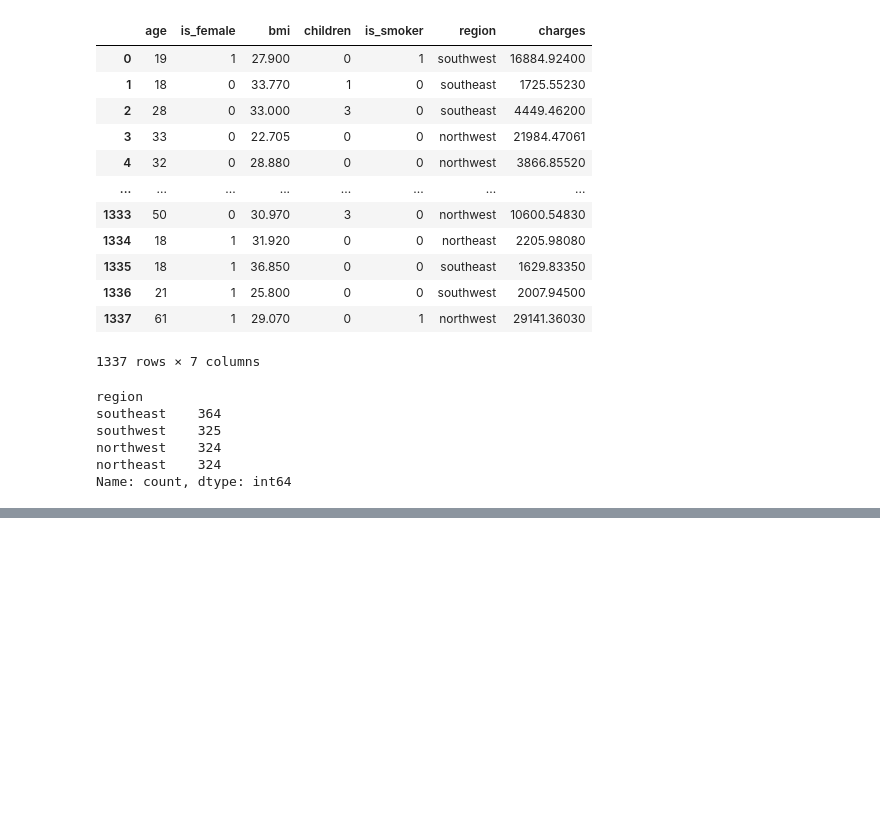
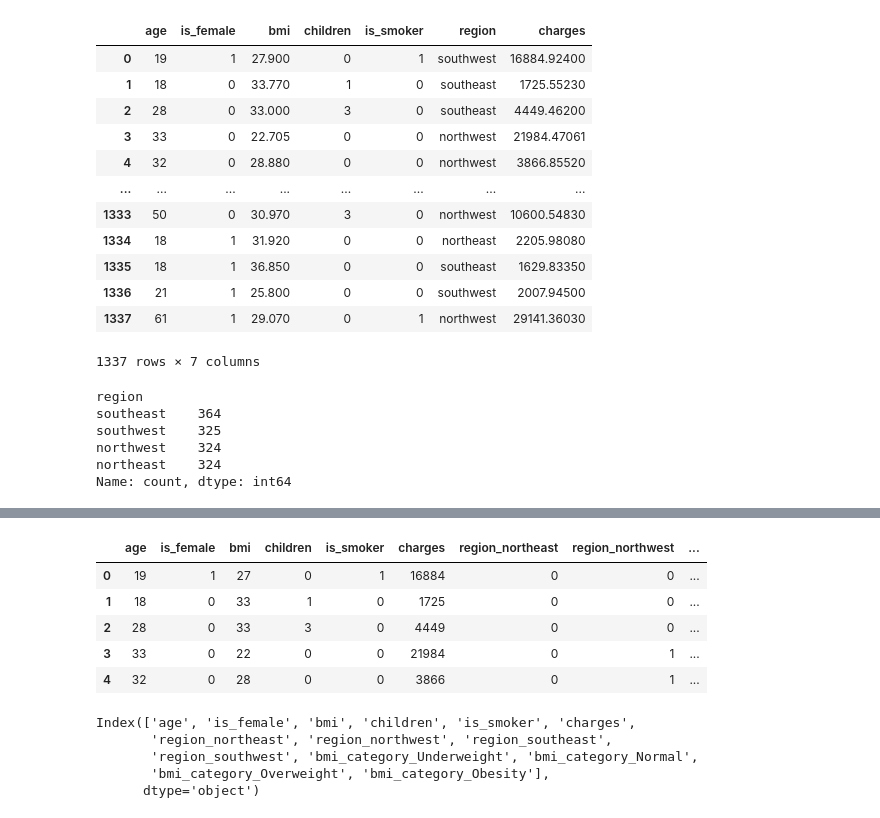
Before and after one commit to AvinashMarkad/Machine-Learning, a Jupyter notebook: Part I Supervised Learning/Insurance.ipynb, the cells around one changed output, grey strips where cells are left out. Cells and saved outputs as stored; diff of their text form; code cells hidden in the pictures; blank space fills up the shorter version.

```diff
--- a/Part I Supervised Learning/Insurance.ipynb
+++ b/Part I Supervised Learning/Insurance.ipynb
@@ -292,0 +319,19 @@ df_cleaned
+# %%
+df_cleaned = pd.get_dummies(df_cleaned, columns=['bmi_category'], drop_first=False)
+df_cleaned = df_cleaned.astype(int)
+df_cleaned.head()
+# %% [output]
+|  | age | is_female | bmi | children | is_smoker | charges | region_northeast | region_northwest | ... |
+| 0 | 19 | 1 | 27 | 0 | 1 | 16884 | 0 | 0 | ... |
+| 1 | 18 | 0 | 33 | 1 | 0 | 1725 | 0 | 0 | ... |
+| 2 | 28 | 0 | 33 | 3 | 0 | 4449 | 0 | 0 | ... |
+| 3 | 33 | 0 | 22 | 0 | 0 | 21984 | 0 | 1 | ... |
+| 4 | 32 | 0 | 28 | 0 | 0 | 3866 | 0 | 1 | ... |
+# %%
+df_cleaned.columns
+# %% [output]
+Index(['age', 'is_female', 'bmi', 'children', 'is_smoker', 'charges',
+       'region_northeast', 'region_northwest', 'region_southeast',
+       'region_southwest', 'bmi_category_Underweight', 'bmi_category_Normal',
+       'bmi_category_Overweight', 'bmi_category_Obesity'],
+      dtype='object')
```
Also changed, not shown: parts of 15 cells of this notebook.
